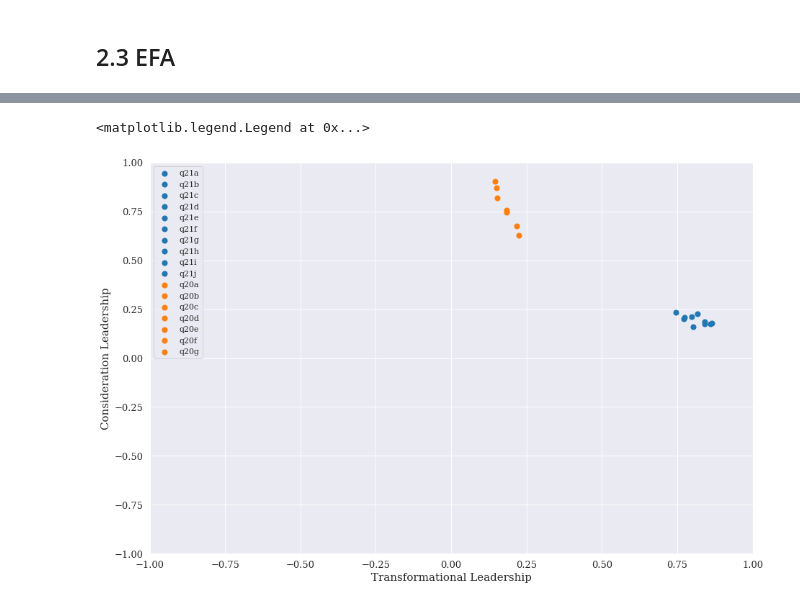
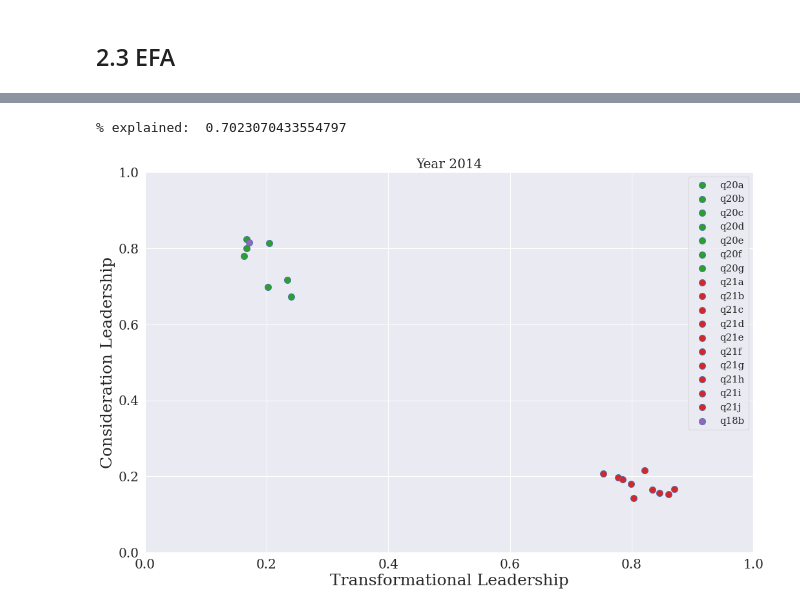
Before and after one commit to Igodlab/Australian-Public-Service-APS, a Jupyter notebook: dana30-project.ipynb, the cells around one changed output, grey strips where cells are left out. Cells and saved outputs as stored; diff of their text form; code cells hidden in the pictures.

Commit message:
EFA and clustering analysis finished

```diff
--- a/dana30-project.ipynb
+++ b/dana30-project.ipynb
@@ -33,11 +33,11 @@ import scipy.io
 sns.set(color_codes=True)
 plt.rcParams["figure.figsize"] = [10,4]
 plt.rc('font', family='serif')
-plt.rc('xtick', labelsize=13)
-plt.rc('ytick', labelsize=13)
-plt.rcParams.update({'legend.fontsize': 11})
-plt.rcParams.update({'axes.labelsize': 15})
-plt.rcParams.update({'font.size': 15})
+plt.rc('xtick', labelsize=20)
+plt.rc('ytick', labelsize=20)
+plt.rcParams.update({'legend.fontsize': 15})
+plt.rcParams.update({'axes.labelsize': 25})
+plt.rcParams.update({'font.size': 25})
 # %%
 cpalette = sns.color_palette('tab10', 11)
 sns.palplot(cpalette)
@@ -251,7 +170,7 @@ def feature_selector(X):
     return feat
 # %%
 ## sub 2 : is the best cjoice for clustering Leadership styles in 2020
-sub1 = rm_cols(d14, ["q21a", "q20a"])
+sub1 = rm_cols(d14, ["q19a", "q21a"])
 sub2 = rm_cols(d20, ["q19a", "q21a"]) + ["q48e", "q47c"]
 
 ## compute new sets
@@ -342,9 +207,6 @@ class ExpFacAn:
         EFAloadings = EFAloadings.set_index("q")
 
         self.loadings = EFAloadings
-# %%
-X2 = d20[feat22]
-X1 = d14[feat11]
 # %%
 ## EFA for X2
 efaX2 = ExpFacAn(X2, rot="varimax")
@@ -396,3 +267,11 @@ axes.legend()
+# %%
+## sub 2 : is the best cjoice for clustering Leadership styles in 2020
+sub1 = rm_cols(d14, ["q20a", "q21a"]) + ["q18b"]
+sub2 = rm_cols(d20, ["q19a", "q21a"]) + ["q48e", "q47c"]
+
+## compute new sets
+X1 = d14[sub1]
+X2 = d20[sub2]
 # %%
 ## EFA for X2
 efaX1 = ExpFacAn(X1, rot="varimax")
@@ -409,32 +288,40 @@ plt.show()
 # %%
 fig1 = plt.figure(figsize=(15,10))
 axes = fig1.add_subplot(111)#, projection='3d')
 
 ax_x = "Factor 1"
 ax_y = "Factor 2"
 
-color_i = 0
+color_i = 2
 
 
-axes.scatter(efaX1.loadings[ax_x][0],efaX1.loadings[ax_y][0], marker='o', color=cpalette[color_i], s=50, label=efaX1.loadings.index[0])
+# pprint
+print("% explained: ", np.cumsum(efaX1.Eig[:2])[-1]/sum(efaX1.Eig))
+
+axes.scatter(efaX1.loadings[ax_x][0],efaX1.loadings[ax_y][0], marker='o', color=cpalette[color_i], s=100, edgecolors='b', label=efaX1.loadings.index[0])
 for i in range(1, efaX1.loadings.shape[0]):
     x = efaX1.loadings[ax_x][i]
     y = efaX1.loadings[ax_y][i]
     #z = efaX1.loadings["Factor 3"][i]
     color_i = (color_i % (len(cpalette)-1))
     if efaX1.loadings.index[i-1][2] != efaX1.loadings.index[i][2]:
         color_i += 1
     #color_i += 1
-    axes.scatter(x,y, marker='o', color=cpalette[color_i], s=50, label=efaX1.loadings.index[i])
+    axes.scatter(x,y, marker='o', color=cpalette[color_i], s=100, edgecolors='b', label=efaX1.loadings.index[i])
 
+
+#axes.scatter(efaX1.loadings[ax_x][1],efaX1.loadings[ax_y][1], marker='o', color=cpalette[4], s=50, label=efaX1.loadings.index[1])
 axes.set_xlabel("Transformational Leadership")
 axes.set_ylabel("Consideration Leadership")
-axes.set_xlim(-1,1)
-axes.set_ylim(-1,1)
+axes.set_xlim(0,1)
+axes.set_ylim(0,1)
 #axes.set_zlabel("Factor 3")
 axes.legend()
 
-#savePNG("FactorAnalysisLFI-2014.png")
+axes.set_title("Year 2014", size=20)
+plt.tight_layout()
+
+#savePNG("FactorAnalysisLFI-2014")
 # %% [output]
-<matplotlib.legend.Legend at 0x...>
+% explained:  0.7023070433554797
-[figure, old version]
+[figure, new version]
```
Also changed, not shown: parts of 25 cells of this notebook.
